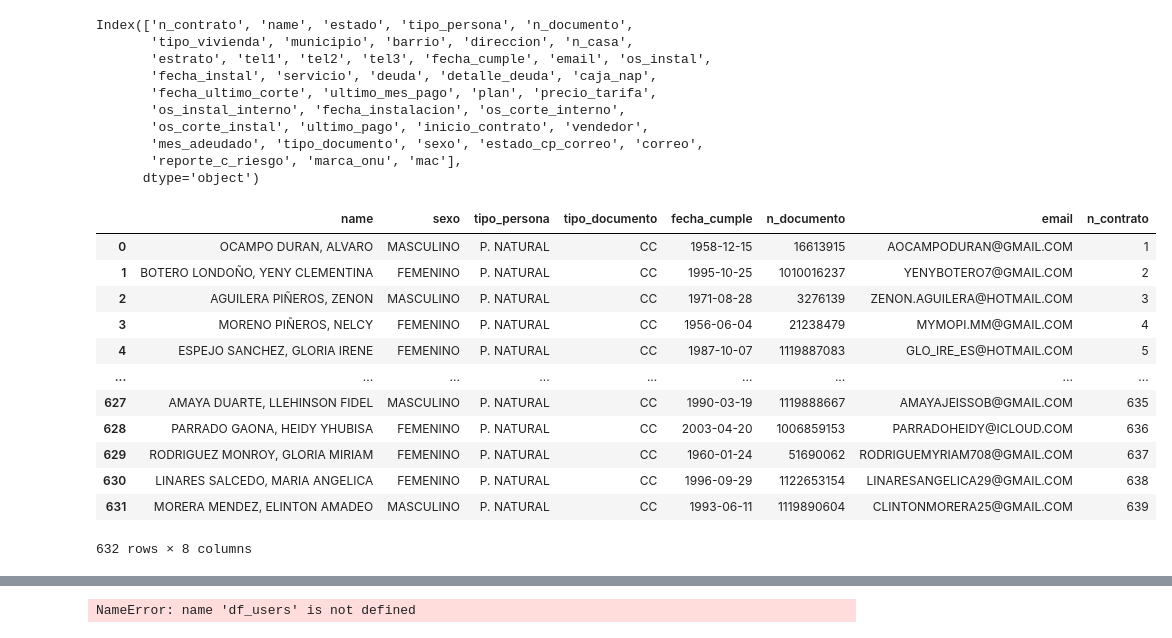
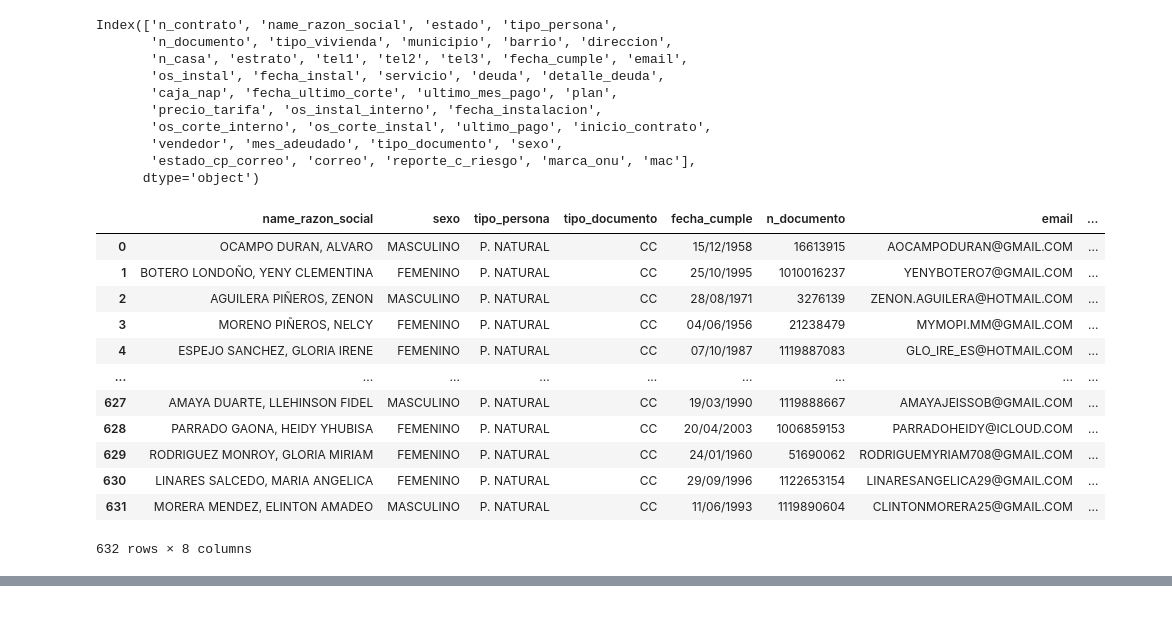
Before and after one commit to fhanred/fhanRed, a Jupyter notebook: fhanred_Be/data.ipynb, the cells around one changed output, grey strips where cells are left out. Cells and saved outputs as stored; diff of their text form; code cells hidden in the pictures.

Commit message:
auth y usuarios cargados

```diff
--- a/fhanred_Be/data.ipynb
+++ b/fhanred_Be/data.ipynb
@@ -4,0 +3,3 @@ df = pd.read_excel('./TODOS_USUARIOS_POR_TODOS_LOS_ESTADOS_21_septiembre_2023.xl
+# %%
+df = pd.read_csv('./TODOS_USUARIOS_POR_TODOS_LOS_ESTADOS_21_septiembre_2023.csv', encoding='utf-8')
+df.head(3)
@@ -5,6 +12,6 @@ df = pd.read_excel('./TODOS_USUARIOS_POR_TODOS_LOS_ESTADOS_21_septiembre_2023.xl
 # %%
 df_clear = df.rename(columns={
-    'NOMBRES/ RAZON SOCIAL':'name',
+    'NOMBRES/ RAZON SOCIAL':'name_razon_social',
     'ABONADO': 'n_contrato',
     'ESTADO': 'estado',
     'TIPO DE PERSONA': 'tipo_persona',
@@ -48,41 +55,41 @@ df_clear = df.rename(columns={
     })
 df_clear.columns
 # %% [output]
-Index(['n_contrato', 'name', 'estado', 'tipo_persona', 'n_documento',
-       'tipo_vivienda', 'municipio', 'barrio', 'direccion', 'n_casa',
-       'estrato', 'tel1', 'tel2', 'tel3', 'fecha_cumple', 'email', 'os_instal',
-       'fecha_instal', 'servicio', 'deuda', 'detalle_deuda', 'caja_nap',
-       'fecha_ultimo_corte', 'ultimo_mes_pago', 'plan', 'precio_tarifa',
-       'os_instal_interno', 'fecha_instalacion', 'os_corte_interno',
-       'os_corte_instal', 'ultimo_pago', 'inicio_contrato', 'vendedor',
-       'mes_adeudado', 'tipo_documento', 'sexo', 'estado_cp_correo', 'correo',
-       'reporte_c_riesgo', 'marca_onu', 'mac'],
+Index(['n_contrato', 'name_razon_social', 'estado', 'tipo_persona',
+       'n_documento', 'tipo_vivienda', 'municipio', 'barrio', 'direccion',
+       'n_casa', 'estrato', 'tel1', 'tel2', 'tel3', 'fecha_cumple', 'email',
+       'os_instal', 'fecha_instal', 'servicio', 'deuda', 'detalle_deuda',
+       'caja_nap', 'fecha_ultimo_corte', 'ultimo_mes_pago', 'plan',
+       'precio_tarifa', 'os_instal_interno', 'fecha_instalacion',
+       'os_corte_interno', 'os_corte_instal', 'ultimo_pago', 'inicio_contrato',
+       'vendedor', 'mes_adeudado', 'tipo_documento', 'sexo',
+       'estado_cp_correo', 'correo', 'reporte_c_riesgo', 'marca_onu', 'mac'],
       dtype='object')
 # %%
 df_user = df_clear[[
-    'name',
+    'name_razon_social',
     'sexo',
     'tipo_persona',
     'tipo_documento',
     'fecha_cumple',
     'n_documento',
     'email',
     'n_contrato'
     ]]
 df_user
 # %% [output]
-|  | name | sexo | tipo_persona | tipo_documento | fecha_cumple | n_documento | email | n_contrato |
-| 0 | OCAMPO DURAN, ALVARO | MASCULINO | P. NATURAL | CC | 1958-12-15 | 16613915 | AOCAMPODURAN@GMAIL.COM | 1 |
-| 1 | BOTERO LONDOÑO, YENY CLEMENTINA | FEMENINO | P. NATURAL | CC | 1995-10-25 | 1010016237 | YENYBOTERO7@GMAIL.COM | 2 |
-| 2 | AGUILERA PIÑEROS, ZENON | MASCULINO | P. NATURAL | CC | 1971-08-28 | 3276139 | ZENON.AGUILERA@HOTMAIL.COM | 3 |
-| 3 | MORENO PIÑEROS, NELCY | FEMENINO | P. NATURAL | CC | 1956-06-04 | 21238479 | MYMOPI.MM@GMAIL.COM | 4 |
-| 4 | ESPEJO SANCHEZ, GLORIA IRENE | FEMENINO | P. NATURAL | CC | 1987-10-07 | 1119887083 | GLO_IRE_ES@HOTMAIL.COM | 5 |
+|  | name_razon_social | sexo | tipo_persona | tipo_documento | fecha_cumple | n_documento | email | ... |
+| 0 | OCAMPO DURAN, ALVARO | MASCULINO | P. NATURAL | CC | 15/12/1958 | 16613915 | AOCAMPODURAN@GMAIL.COM | ... |
+| 1 | BOTERO LONDOÑO, YENY CLEMENTINA | FEMENINO | P. NATURAL | CC | 25/10/1995 | 1010016237 | YENYBOTERO7@GMAIL.COM | ... |
+| 2 | AGUILERA PIÑEROS, ZENON | MASCULINO | P. NATURAL | CC | 28/08/1971 | 3276139 | ZENON.AGUILERA@HOTMAIL.COM | ... |
+| 3 | MORENO PIÑEROS, NELCY | FEMENINO | P. NATURAL | CC | 04/06/1956 | 21238479 | MYMOPI.MM@GMAIL.COM | ... |
+| 4 | ESPEJO SANCHEZ, GLORIA IRENE | FEMENINO | P. NATURAL | CC | 07/10/1987 | 1119887083 | GLO_IRE_ES@HOTMAIL.COM | ... |
 | ... | ... | ... | ... | ... | ... | ... | ... | ... |
-| 627 | AMAYA DUARTE, LLEHINSON FIDEL | MASCULINO | P. NATURAL | CC | 1990-03-19 | 1119888667 | AMAYAJEISSOB@GMAIL.COM | 635 |
-| 628 | PARRADO GAONA, HEIDY YHUBISA | FEMENINO | P. NATURAL | CC | 2003-04-20 | 1006859153 | PARRADOHEIDY@ICLOUD.COM | 636 |
-| 629 | RODRIGUEZ MONROY, GLORIA MIRIAM | FEMENINO | P. NATURAL | CC | 1960-01-24 | 51690062 | RODRIGUEMYRIAM708@GMAIL.COM | 637 |
-| 630 | LINARES SALCEDO, MARIA ANGELICA | FEMENINO | P. NATURAL | CC | 1996-09-29 | 1122653154 | LINARESANGELICA29@GMAIL.COM | 638 |
-| 631 | MORERA MENDEZ, ELINTON AMADEO | MASCULINO | P. NATURAL | CC | 1993-06-11 | 1119890604 | CLINTONMORERA25@GMAIL.COM | 639 |
+| 627 | AMAYA DUARTE, LLEHINSON FIDEL | MASCULINO | P. NATURAL | CC | 19/03/1990 | 1119888667 | AMAYAJEISSOB@GMAIL.COM | ... |
+| 628 | PARRADO GAONA, HEIDY YHUBISA | FEMENINO | P. NATURAL | CC | 20/04/2003 | 1006859153 | PARRADOHEIDY@ICLOUD.COM | ... |
+| 629 | RODRIGUEZ MONROY, GLORIA MIRIAM | FEMENINO | P. NATURAL | CC | 24/01/1960 | 51690062 | RODRIGUEMYRIAM708@GMAIL.COM | ... |
+| 630 | LINARES SALCEDO, MARIA ANGELICA | FEMENINO | P. NATURAL | CC | 29/09/1996 | 1122653154 | LINARESANGELICA29@GMAIL.COM | ... |
+| 631 | MORERA MENDEZ, ELINTON AMADEO | MASCULINO | P. NATURAL | CC | 11/06/1993 | 1119890604 | CLINTONMORERA25@GMAIL.COM | ... |
 632 rows × 8 columns
 # %%
 
@@ -132,8 +139,3 @@ df_contract.head(5)
 | 3 | 4 | ACTIVO | CASA PROPIA | CUMARAL | GUACAVIA | CALLE 7 | .6-251 | EL ENSUEÑO ESTRATO 1 | -/3153877158/3204334018/3156486193 | 3204334018 | ... |
 | 4 | 5 | ACTIVO | CASA ALQUILADA | CUMARAL | GUACAVIA | GUACAVIA | .IN TITUCION AGRICOLA | EFECTY ESTRATO 2 | -/3202901730/3157972599/3219653231 | 3157972599 | ... |
 5 rows × 35 columns
-# %%
-df_users.to_json(path_or_buf='users' ,orient='records')
-df_users
-# %% [output]
-NameError: name 'df_users' is not defined
```
Also changed, not shown: parts of 4 cells of this notebook, 20 other files.
